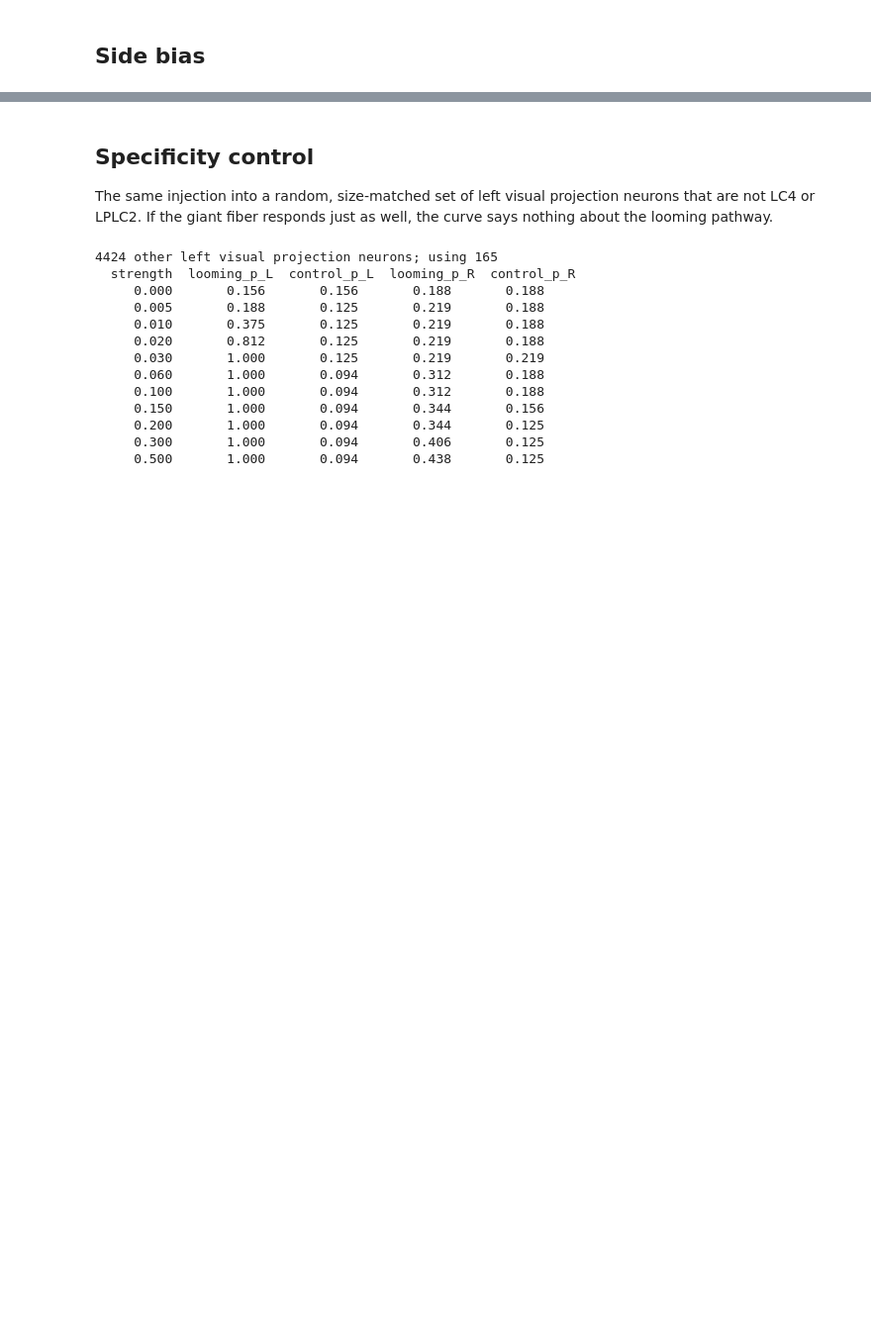
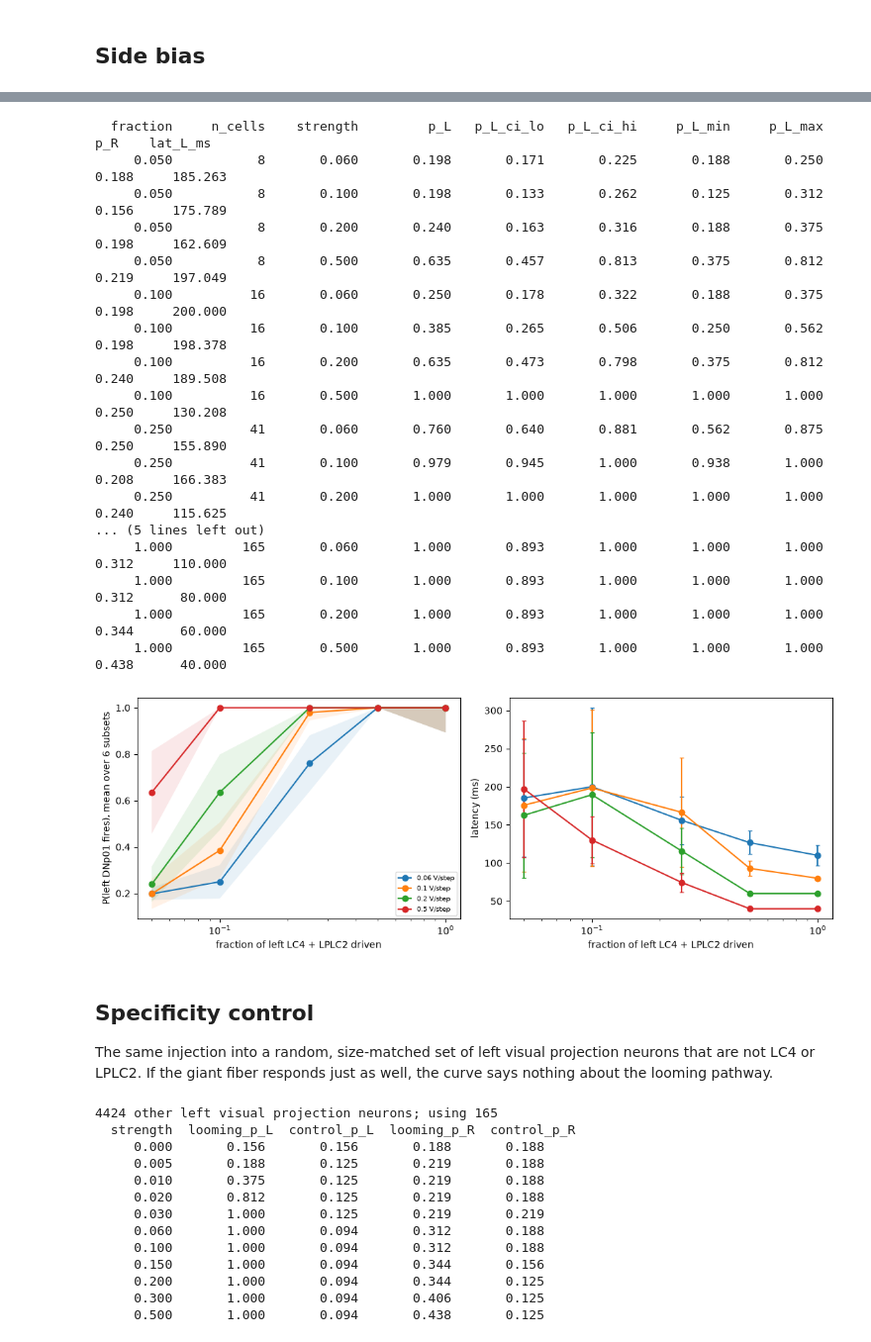
Before and after one commit to alextitonis/fly.ai, a Jupyter notebook: notebooks/escape_response.ipynb, the cells around one changed output, grey strips where cells are left out. Shown at 99% size. Drawn from its saved outputs; the diff is of its cells as text; code cells hidden in the pictures; blank space fills up the shorter version.

```diff
--- a/notebooks/escape_response.ipynb
+++ b/notebooks/escape_response.ipynb
@@ -283,3 +265,74 @@ fig.tight_layout(); fig.savefig(OUT / "fractions.png", dpi=120); plt.show()
+# %%
+FRACTIONS = [0.05, 0.1, 0.25, 0.5, 1.0]
+F_STRENGTHS = [0.06, 0.1, 0.2, 0.5]
+left_all = target("both", "L")
+rng = np.random.default_rng(48)
+from scipy.stats import t as t_dist
+T95 = t_dist.ppf(0.975, F_SUBSETS - 1)
+frac_rows = []
+for frac in FRACTIONS:
+    k = max(1, int(round(frac * len(left_all))))
+    subsets = [np.sort(rng.choice(left_all, k, replace=False)) for _ in range(F_SUBSETS)] if frac < 1.0 else None
+    for a in F_STRENGTHS:
+        if frac == 1.0:
+            # every cell driven: all subsets are the same set, so this is the full-population curve point
+            # (32 flies, Wilson interval)
+            f = results[("both", "L", a)]; p_ = float((f[0] >= 0).mean()); lo_, hi_ = wilson(p_, f.shape[1])
+            lat_ = (f[0][f[0] >= 0] + 1) * brain.dt * 1000
+            frac_rows.append(dict(fraction=frac, n_cells=k, strength=a, subsets=1, flies_per_subset=f.shape[1],
+                                  p_L=p_, p_L_ci_lo=float(lo_), p_L_ci_hi=float(hi_), p_L_min=p_, p_L_max=p_,
+                                  p_R=float((f[1] >= 0).mean()),
+                                  lat_L_ms=float(np.mean(lat_)) if len(lat_) else np.nan,
+                                  lat_L_sd=float(np.std(lat_)) if len(lat_) else np.nan))
+            continue
+        per_sub, lats = [], []
+        for r, idx in enumerate(subsets):
+            f, _ = trial(idx, a, r)
+            per_sub.append((f >= 0).mean(axis=1))
+            lats.append((f[0][f[0] >= 0] + 1) * brain.dt * 1000)
+        per_sub = np.array(per_sub)                      # (subsets, 2)
+        lat_all = np.concatenate(lats)
+        se = per_sub[:, 0].std(ddof=1) / np.sqrt(F_SUBSETS)
+        frac_rows.append(dict(fraction=frac, n_cells=k, strength=a, subsets=F_SUBSETS, flies_per_subset=BATCH,
+                              p_L=float(per_sub[:, 0].mean()), p_L_ci_lo=float(max(0, per_sub[:, 0].mean() - T95 * se)),
+                              p_L_ci_hi=float(min(1, per_sub[:, 0].mean() + T95 * se)),
+                              p_L_min=float(per_sub[:, 0].min()), p_L_max=float(per_sub[:, 0].max()),
+                              p_R=float(per_sub[:, 1].mean()),
+                              lat_L_ms=float(np.mean(lat_all)) if len(lat_all) else np.nan,
+                              lat_L_sd=float(np.std(lat_all)) if len(lat_all) else np.nan))
+with open(OUT / "fractions.csv", "w", newline="") as fh:
+    w = csv.DictWriter(fh, fieldnames=list(frac_rows[0])); w.writeheader(); w.writerows(frac_rows)
+show(frac_rows, ["fraction", "n_cells", "strength", "p_L", "p_L_ci_lo", "p_L_ci_hi", "p_L_min", "p_L_max", "p_R", "lat_L_ms"])
+
+fig, ax = plt.subplots(1, 2, figsize=(11, 4))
+for a in F_STRENGTHS:
+    sub = [r for r in frac_rows if r["strength"] == a]
+    f = [r["fraction"] for r in sub]
+    p = np.array([r["p_L"] for r in sub]); lo = [r["p_L_ci_lo"] for r in sub]; hi = [r["p_L_ci_hi"] for r in sub]
+    ax[0].plot(f, p, "-o", label=f"{a} V/step"); ax[0].fill_between(f, lo, hi, alpha=0.1)
+    ax[1].errorbar(f, [r["lat_L_ms"] for r in sub], yerr=[r["lat_L_sd"] for r in sub], fmt="-o", capsize=2, label=f"{a} V/step")
+for x_ in ax: x_.set_xscale("log"); x_.set_xlabel("fraction of left LC4 + LPLC2 driven")
+ax[0].set_ylabel("P(left DNp01 fires), mean over 6 subsets"); ax[1].set_ylabel("latency (ms)"); ax[0].legend(fontsize=7)
+fig.tight_layout(); fig.savefig(OUT / "fractions.png", dpi=120); plt.show()
+# %% [output]
+  fraction     n_cells    strength         p_L   p_L_ci_lo   p_L_ci_hi     p_L_min     p_L_max         p_R    lat_L_ms
+     0.050           8       0.060       0.198       0.171       0.225       0.188       0.250       0.188     185.263
+     0.050           8       0.100       0.198       0.133       0.262       0.125       0.312       0.156     175.789
+     0.050           8       0.200       0.240       0.163       0.316       0.188       0.375       0.198     162.609
+     0.050           8       0.500       0.635       0.457       0.813       0.375       0.812       0.219     197.049
+     0.100          16       0.060       0.250       0.178       0.322       0.188       0.375       0.198     200.000
+     0.100          16       0.100       0.385       0.265       0.506       0.250       0.562       0.198     198.378
+     0.100          16       0.200       0.635       0.473       0.798       0.375       0.812       0.240     189.508
+     0.100          16       0.500       1.000       1.000       1.000       1.000       1.000       0.250     130.208
+     0.250          41       0.060       0.760       0.640       0.881       0.562       0.875       0.250     155.890
+     0.250          41       0.100       0.979       0.945       1.000       0.938       1.000       0.208     166.383
+     0.250          41       0.200       1.000       1.000       1.000       1.000       1.000       0.240     115.625
+... (5 lines left out)
+     1.000         165       0.060       1.000       0.893       1.000       1.000       1.000       0.312     110.000
+     1.000         165       0.100       1.000       0.893       1.000       1.000       1.000       0.312      80.000
+     1.000         165       0.200       1.000       0.893       1.000       1.000       1.000       0.344      60.000
+     1.000         165       0.500       1.000       0.893       1.000       1.000       1.000       0.438      40.000
+[figure, added]
 # %% [markdown]
 ## Specificity control
 
```
Also changed, not shown: parts of 12 cells of this notebook, 5 other files.
